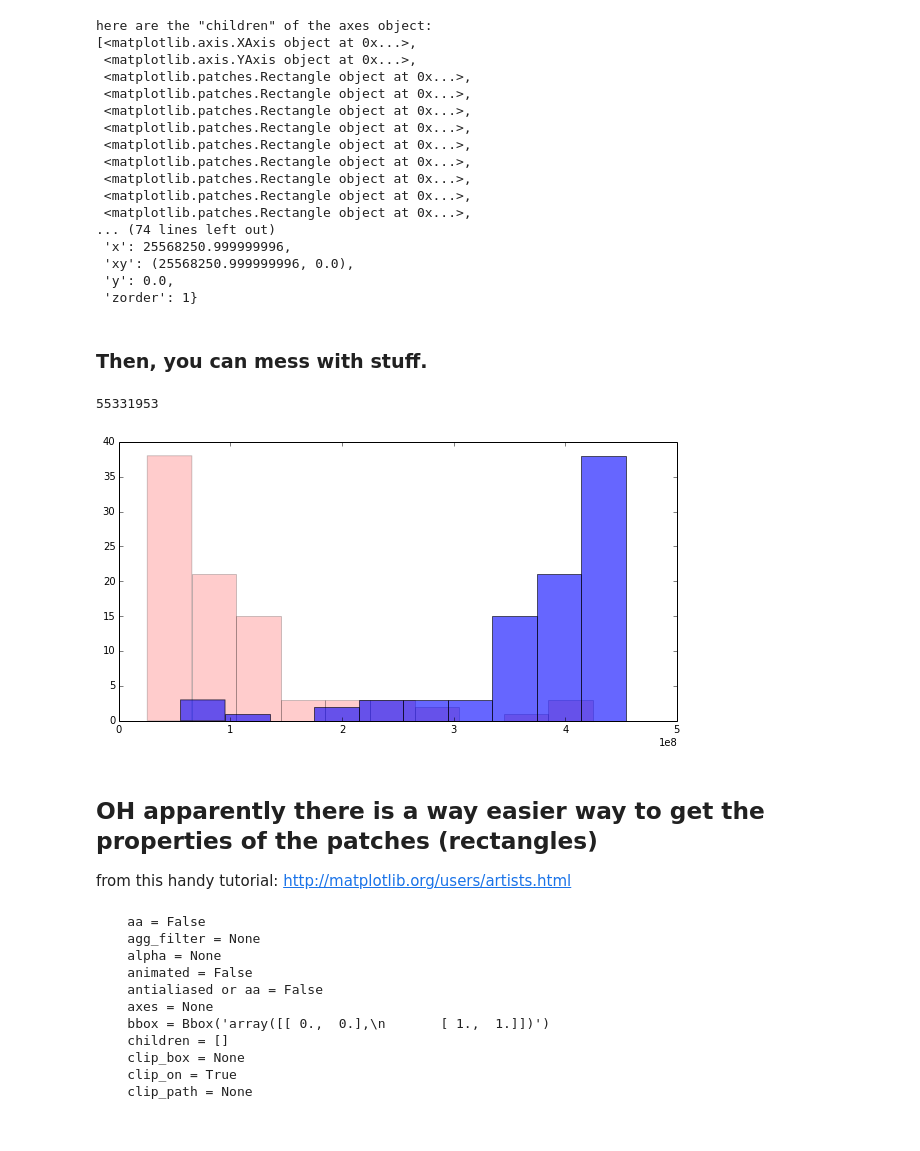
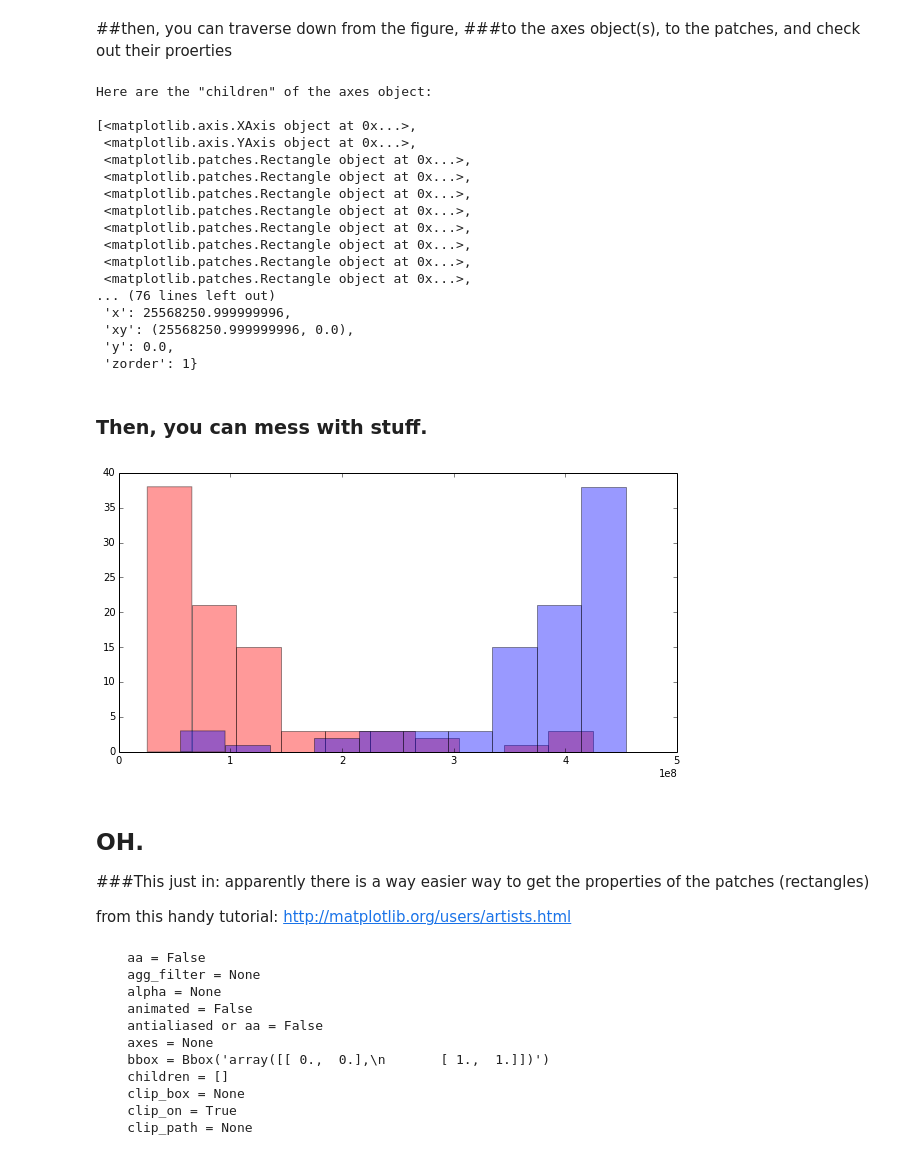
Before and after one commit to laurieskelly/lrs-bin, a Jupyter notebook: ipynb/Hacking_your_pyplots.ipynb, the cells around one changed output. Saved outputs shown, nothing was run; the diff lists cells and outputs as text; code cells hidden in the pictures.

```diff
--- a/ipynb/Hacking_your_pyplots.ipynb
+++ b/ipynb/Hacking_your_pyplots.ipynb
@@ -16,22 +30,26 @@ h = plt.hist(y,color='r')
+# %% [markdown]
+##then, you can traverse down from the figure,
+###to the axes object(s), to the patches,
+and check out their proerties
 # %%
-# then, you can traverse down from the figure to the axes object(s)
 a = f.get_axes()
-# these are a list (one axes object per subplot in your figure)
+# the axes come in a list (one axes object per subplot in your figure)
+# since we have one "subplot", our axes object is the only object in the list
 a = a[0]
 
-# then you can see the children of the axes object
-print 'here are the "children" of the axes object:'
+# now we can check out the children of the axes object
+print 'Here are the "children" of the axes object:\n'
 pprint(a.get_children())
 
 # we have an XAxis, a YAxis, some rectangles, text, and spines. let's get a rectangle.
 r = a.patches[0]
-
 #and print out its properties. then we can see what we can mess with!
 
-print '\n\nhere are the rectangle properties'
+print '\n\nHere are the rectangle properties!\n'
 pprint(r.properties())
 # %% [output]
-here are the "children" of the axes object:
+Here are the "children" of the axes object:
+
 [<matplotlib.axis.XAxis object at 0x...>,
  <matplotlib.axis.YAxis object at 0x...>,
  <matplotlib.patches.Rectangle object at 0x...>,
@@ -42,8 +60,7 @@ here are the "children" of the axes object:
  <matplotlib.patches.Rectangle object at 0x...>,
  <matplotlib.patches.Rectangle object at 0x...>,
  <matplotlib.patches.Rectangle object at 0x...>,
- <matplotlib.patches.Rectangle object at 0x...>,
-... (74 lines left out)
+... (76 lines left out)
  'x': 25568250.999999996,
  'xy': (25568250.999999996, 0.0),
  'y': 0.0,
@@ -53,17 +70,18 @@ here are the "children" of the axes object:
 # %%
 # alpha means transparency!
 
 f = plt.figure(figsize = (10,5))
-h = plt.hist(y,color='r',alpha=0.2)
+h = plt.hist(y,color='r',alpha=0.4)
 
+# just making some more data that overlaps
 x = [(((yi -130000000)*-1)+350000000) for yi in y]
 
-h2 = plt.hist(x,color='b',alpha=0.6)
+h2 = plt.hist(x,color='b',alpha=0.4)
 # %% [output]
-55331953
-[figure, old version]
+[figure, new version]
 # %% [markdown]
-## OH apparently there is a way easier way to get the properties of the patches (rectangles)
+## OH.
+###This just in: apparently there is a way easier way to get the properties of the patches (rectangles)
 
 from this handy tutorial: http://matplotlib.org/users/artists.html
 # %%
```
Also changed, not shown: parts of 7 cells of this notebook.
